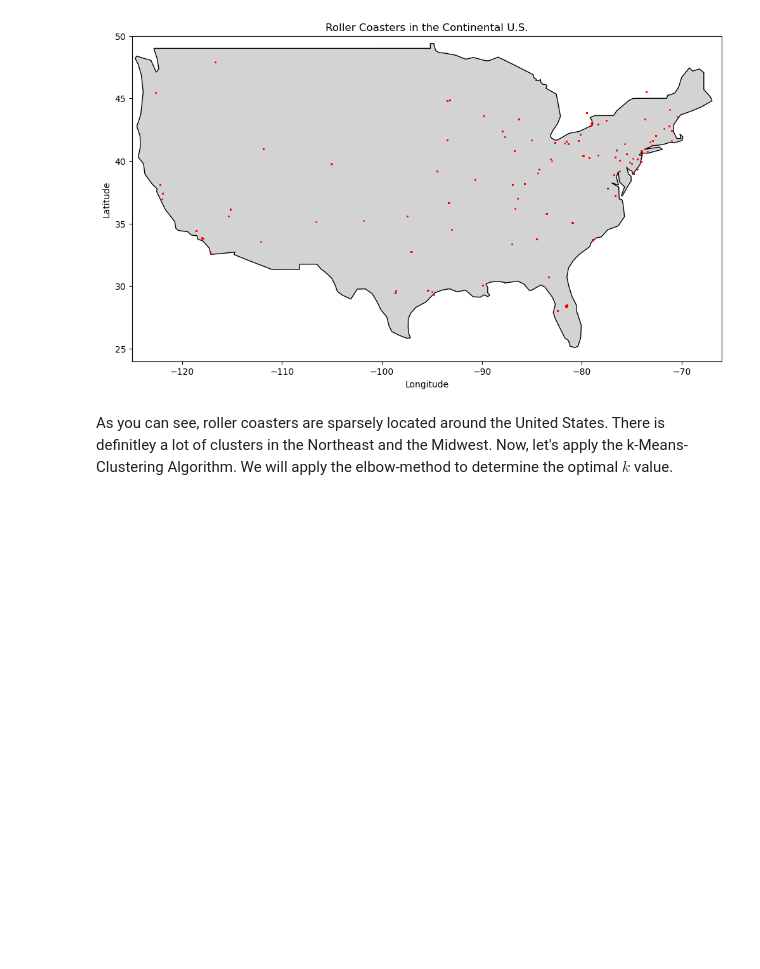
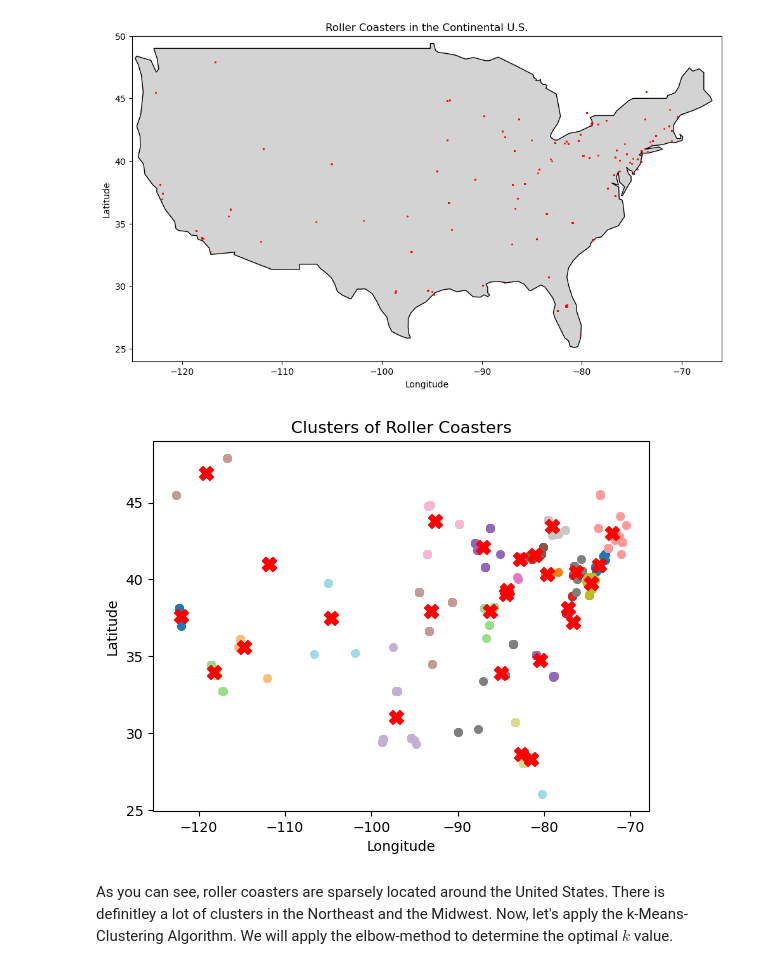
Before and after one commit to legendschwab/cmor438individual, a Jupyter notebook: Unsupervised Machine Learning/1. K-Means Clustering/kMeansCmor438.ipynb, the cells around one changed output. Drawn from its saved outputs; the diff is of its cells as text; code cells hidden in the pictures; blank space fills up the shorter version.

```diff
--- a/Unsupervised Machine Learning/1. K-Means Clustering/kMeansCmor438.ipynb
+++ b/Unsupervised Machine Learning/1. K-Means Clustering/kMeansCmor438.ipynb
@@ -158,8 +158,48 @@ plt.show()
 [figure]
 # %%
 us_coasters_coordinates = continental_us[['longitude','latitude']].to_numpy() # Only Looking at Coordinates
-us_centroids_k, us_clusters_k = k_means(us_coasters_coordinates, k = 28, distance_function=euclidean_distance, max_iters = 100)
+us_centroids_k, us_clusters_k = k_means(us_coasters_coordinates, k = 28, distance_function=euclidean_distance, max_iters = 300)
 wcss_k = compute_wcss(us_clusters_k, us_centroids_k, euclidean_distance)
+# %%
+def plot_clusters(data, clusters, centroids):
+    """
+    Plots the data points with each cluster having its own color and centroids marked.
+
+    Inputs:
+        data: numpy array of data points (e.g., (n_points, 2) for 2D data)
+        clusters: list of clusters, where each cluster is a list of points assigned to that cluster
+        centroids: numpy array of centroids (e.g., (k, 2) for 2D centroids)
+    """
+    # Number of clusters
+    k = len(clusters)
+
+    # Generate colors for each cluster
+    colors = plt.cm.get_cmap('tab20', k)  # 'tab20' is a colormap with 20 distinct colors
+
+    # Plot each cluster with a different color
+    for i in range(k):
+        cluster_points = np.array(clusters[i])
+        plt.scatter(cluster_points[:, 0], cluster_points[:, 1], c=[colors(i)], label=f'Cluster {i+1}', s=30)
+
+    # Plot the centroids as large red points
+    plt.scatter(centroids[:, 0], centroids[:, 1], c='red', marker='X', s=100, label='Centroids')
+
+    # Add labels and title
+    plt.xlabel('Longitude')
+    plt.ylabel('Latitude')
+    plt.title('Clusters of Roller Coasters')
+
+    # Display the plot
+    plt.show()
+
+# Assuming you have the following variables:
+# us_coasters_coordinates = Data points (longitude, latitude)
+# us_clusters_k = The clusters (list of points for each cluster)
+# us_centroids_k = The centroids (k, 2) array of centroids
+
+plot_clusters(us_coasters_coordinates, us_clusters_k, us_centroids_k)
+# %% [output]
+[figure, added]
 # %% [markdown]
 As you can see, roller coasters are sparsely located around the United States. There is definitley a lot of clusters in the Northeast and the Midwest. Now, let's apply the k-Means-Clustering Algorithm. We will apply the elbow-method to determine the optimal $k$ value.
 # %%
```
